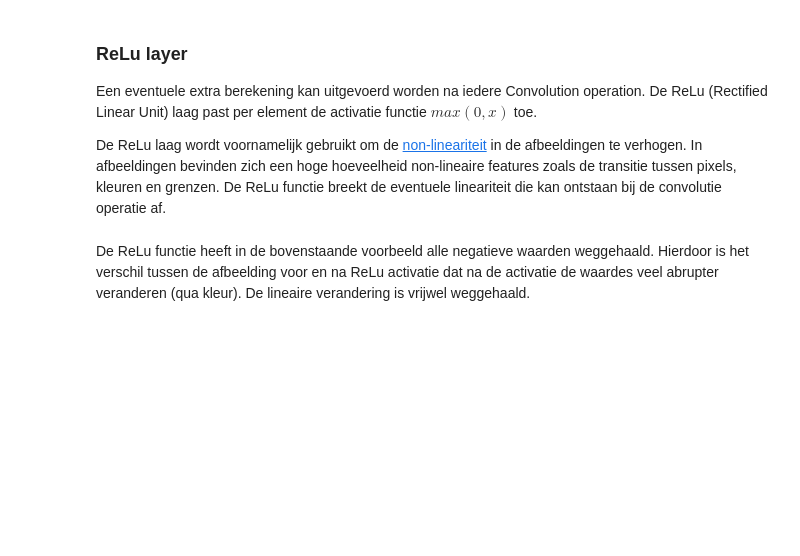
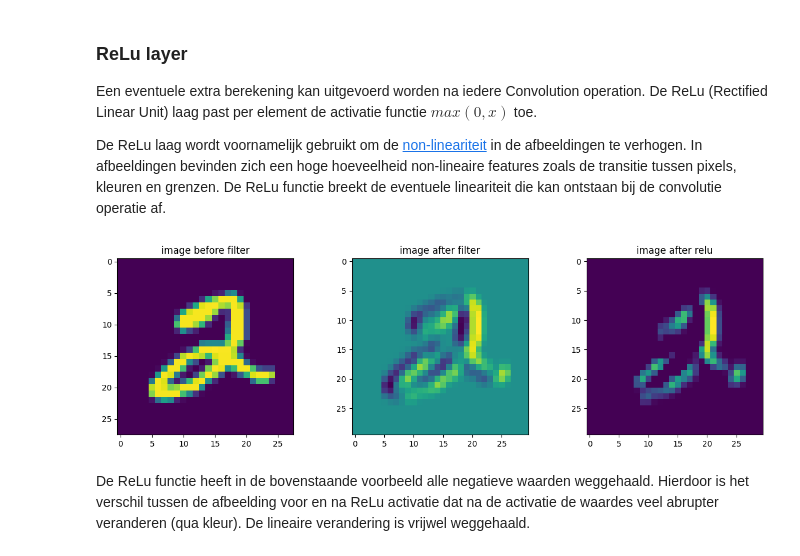
Before and after one commit to Br3ndaNE/Vision-2023, a Jupyter notebook: new/Module 6/2-CNN-layers_explained.ipynb, the cells around one changed output. Saved outputs shown, nothing was run; the diff lists cells and outputs as text; code cells hidden in the pictures; blank space fills up the shorter version.

```diff
--- a/new/Module 6/2-CNN-layers_explained.ipynb
+++ b/new/Module 6/2-CNN-layers_explained.ipynb
@@ -180,24 +198,26 @@ De ReLu laag wordt voornamelijk gebruikt om de [non-lineariteit](https://www.inv
 # %%
 #ReLu function
 def relu(X):
-    # TODO schrijf de ReLu functie
+    return np.maximum(0, X)
 
 
 # plot the filters
 fig, axs = plt.subplots(1, 3, figsize=(15, 4))
 
 axs[0].imshow(image_to_filter)
 axs[0].set_title("image before filter")
 
 filtered_img = convolve2d(image_to_filter, gx_sobel)
 
 axs[1].imshow(filtered_img)
 axs[1].set_title("image after filter")
 
 axs[2].imshow(relu(filtered_img))
 axs[2].set_title("image after relu")
 
 plt.show()
+# %% [output]
+[figure, added]
 # %% [markdown]
 De ReLu functie heeft in de bovenstaande voorbeeld alle negatieve waarden weggehaald. Hierdoor is het verschil tussen de afbeelding voor en na ReLu activatie dat na de activatie de waardes veel abrupter veranderen (qua kleur). De lineaire verandering is vrijwel weggehaald.
 # %% [markdown]
```
Also changed, not shown: parts of 16 cells of this notebook, 1 other file.
